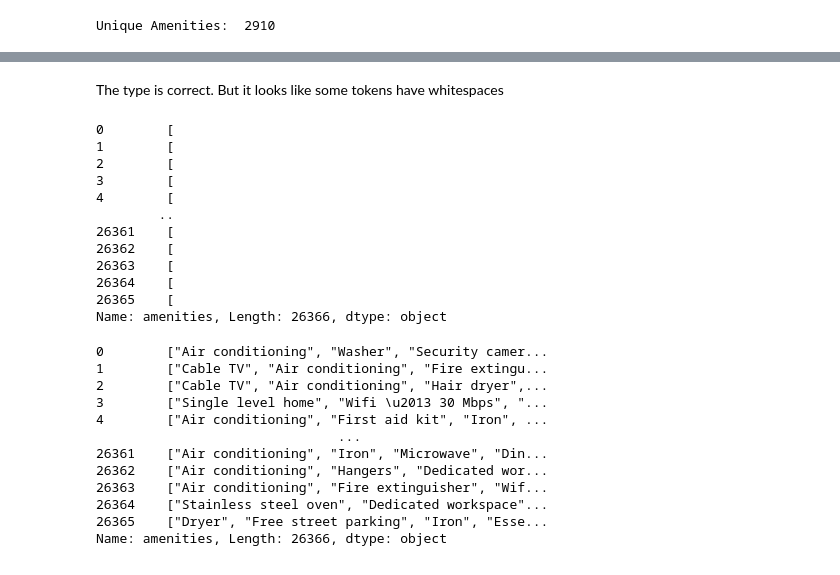
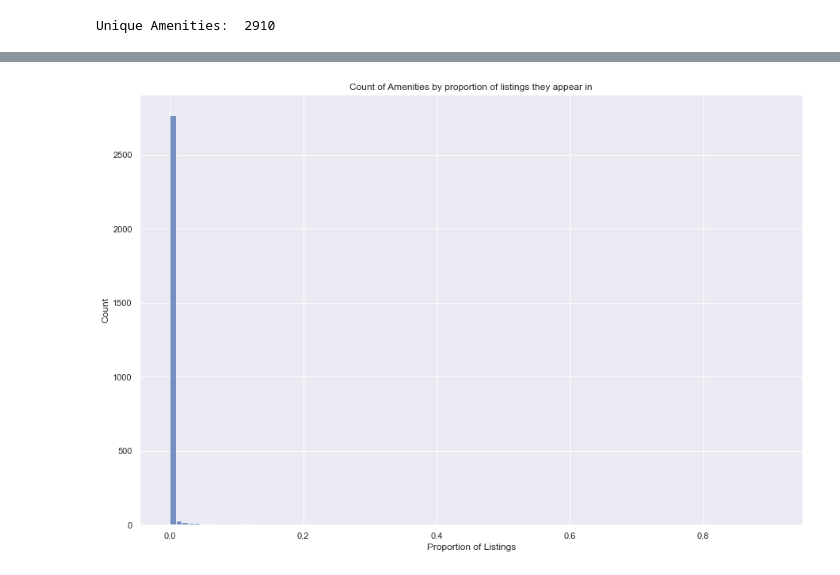
Before and after one commit to bglucca/RioAirBnB, a Jupyter notebook: analysis.ipynb, the cells around one changed output, grey strips where cells are left out. Saved outputs shown, nothing was run; the diff lists cells and outputs as text; code cells hidden in the pictures.

Commit message:
Amenities analysis

```diff
--- a/analysis.ipynb
+++ b/analysis.ipynb
@@ -387,8 +348,4 @@ Name: amenities, Length: 2910, dtype: int64
 # %%
 amenities_pareto = amenities_corpus.value_counts().to_frame()
 # %%
-amenities_pareto.rename(columns = {'amenities':'count'}, inplace = True)
+amenities_pareto.rename(columns = {'amenities':'listings_count'}, inplace = True)
-# %%
-amenities_pareto['proportion'] = amenities_pareto['count'] / amenities_pareto['count'].sum()
-# %%
-amenities_pareto['cum_proportion'] = amenities_pareto['proportion'].cumsum()
@@ -420,2 +351,0 @@ amenities_corpus.value_counts()
-# %% [markdown]
-The type is correct. But it looks like some tokens have whitespaces
@@ -424,30 +352,13 @@ df_subset['ameni']
-# %%
-df_subset['amenities'].str[0]
-# %% [output]
-0        [
-1        [
-2        [
-3        [
-4        [
-        ..
-26361    [
-26362    [
-26363    [
-26364    [
-26365    [
-Name: amenities, Length: 26366, dtype: object
-# %%
-df_subset['amenities']
-# %% [output]
-0        ["Air conditioning", "Washer", "Security camer...
-1        ["Cable TV", "Air conditioning", "Fire extingu...
-2        ["Cable TV", "Air conditioning", "Hair dryer",...
-3        ["Single level home", "Wifi \u2013 30 Mbps", "...
-4        ["Air conditioning", "First aid kit", "Iron", ...
-                               ...
-26361    ["Air conditioning", "Iron", "Microwave", "Din...
-26362    ["Air conditioning", "Hangers", "Dedicated wor...
-26363    ["Air conditioning", "Fire extinguisher", "Wif...
-26364    ["Stainless steel oven", "Dedicated workspace"...
-26365    ["Dryer", "Free street parking", "Iron", "Esse...
-Name: amenities, Length: 26366, dtype: object
+# %%
+# Getting proportion of amenities in listings
+amenities_pareto['listings_proportion'] = amenities_pareto['listings_count'] / df_subset.shape[0]
+# %%
+sns.histplot(data = amenities_pareto, x = 'listings_proportion', bins = 100)
+
+plt.title('Count of Amenities by proportion of listings they appear in')
+
+plt.xlabel('Proportion of Listings')
+
+plt.show()
+# %% [output]
+[figure, added]
```
Also changed, not shown: parts of 36 cells of this notebook.
